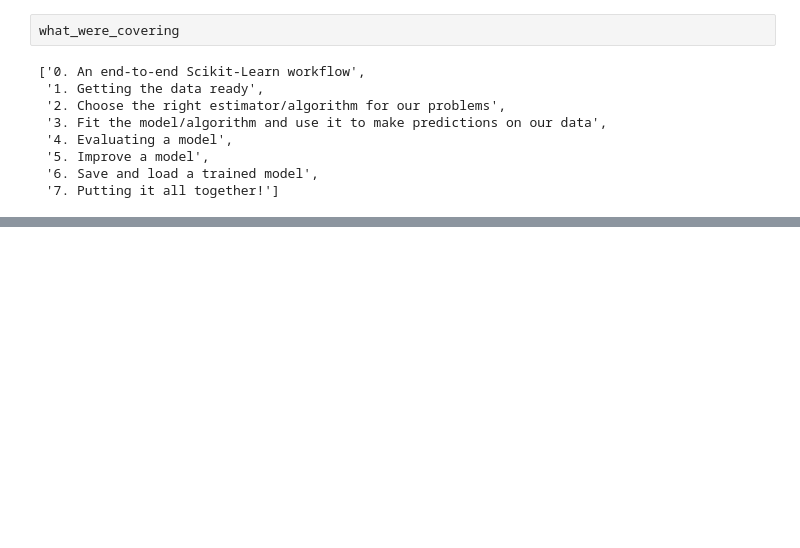
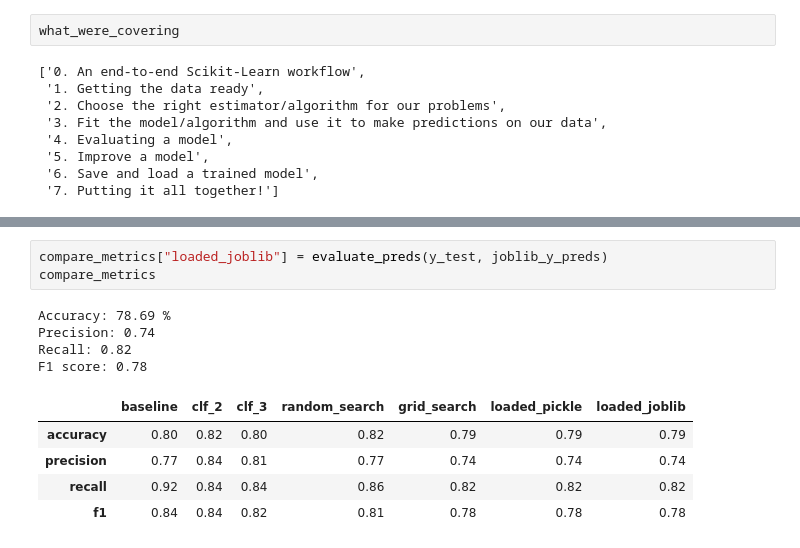
Before and after one commit to OndrejSkerik/ml-course, a Jupyter notebook: sample-project/introduction-to-scikit-learn.ipynb, the cells around one changed output, grey strips where cells are left out. Drawn from its saved outputs; the diff is of its cells as text; blank space fills up the shorter version.

```diff
--- a/sample-project/introduction-to-scikit-learn.ipynb
+++ b/sample-project/introduction-to-scikit-learn.ipynb
@@ -2617,0 +2684,13 @@ what_were_covering
+# %%
+compare_metrics["loaded_joblib"] = evaluate_preds(y_test, joblib_y_preds)
+compare_metrics
+# %% [output]
+Accuracy: 78.69 %
+Precision: 0.74
+Recall: 0.82
+F1 score: 0.78
+|  | baseline | clf_2 | clf_3 | random_search | grid_search | loaded_pickle | loaded_joblib |
+| accuracy | 0.80 | 0.82 | 0.80 | 0.82 | 0.79 | 0.79 | 0.79 |
+| precision | 0.77 | 0.84 | 0.81 | 0.77 | 0.74 | 0.74 | 0.74 |
+| recall | 0.92 | 0.84 | 0.84 | 0.86 | 0.82 | 0.82 | 0.82 |
+| f1 | 0.84 | 0.84 | 0.82 | 0.81 | 0.78 | 0.78 | 0.78 |
```
Also changed, not shown: parts of 24 cells of this notebook, 3 other files.
